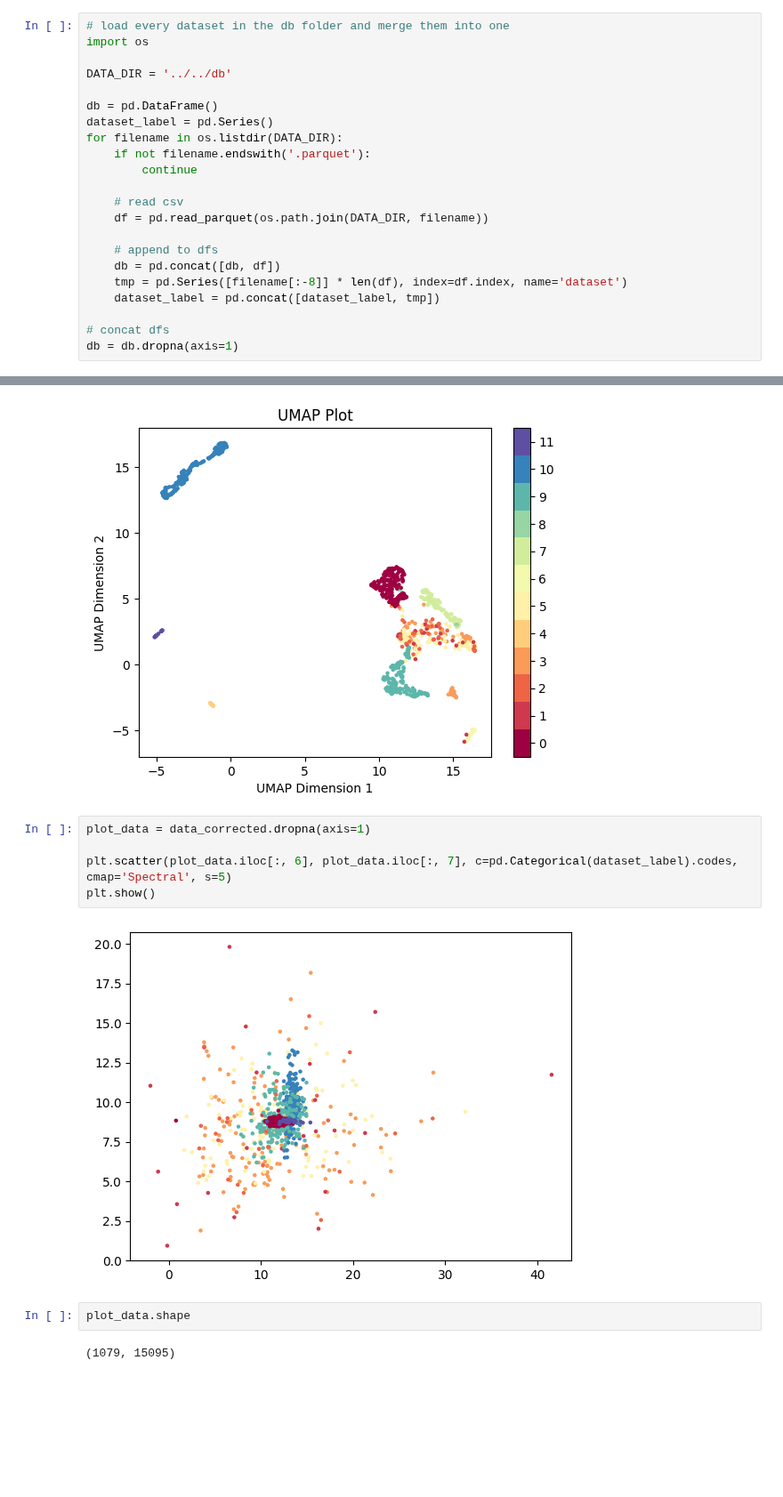
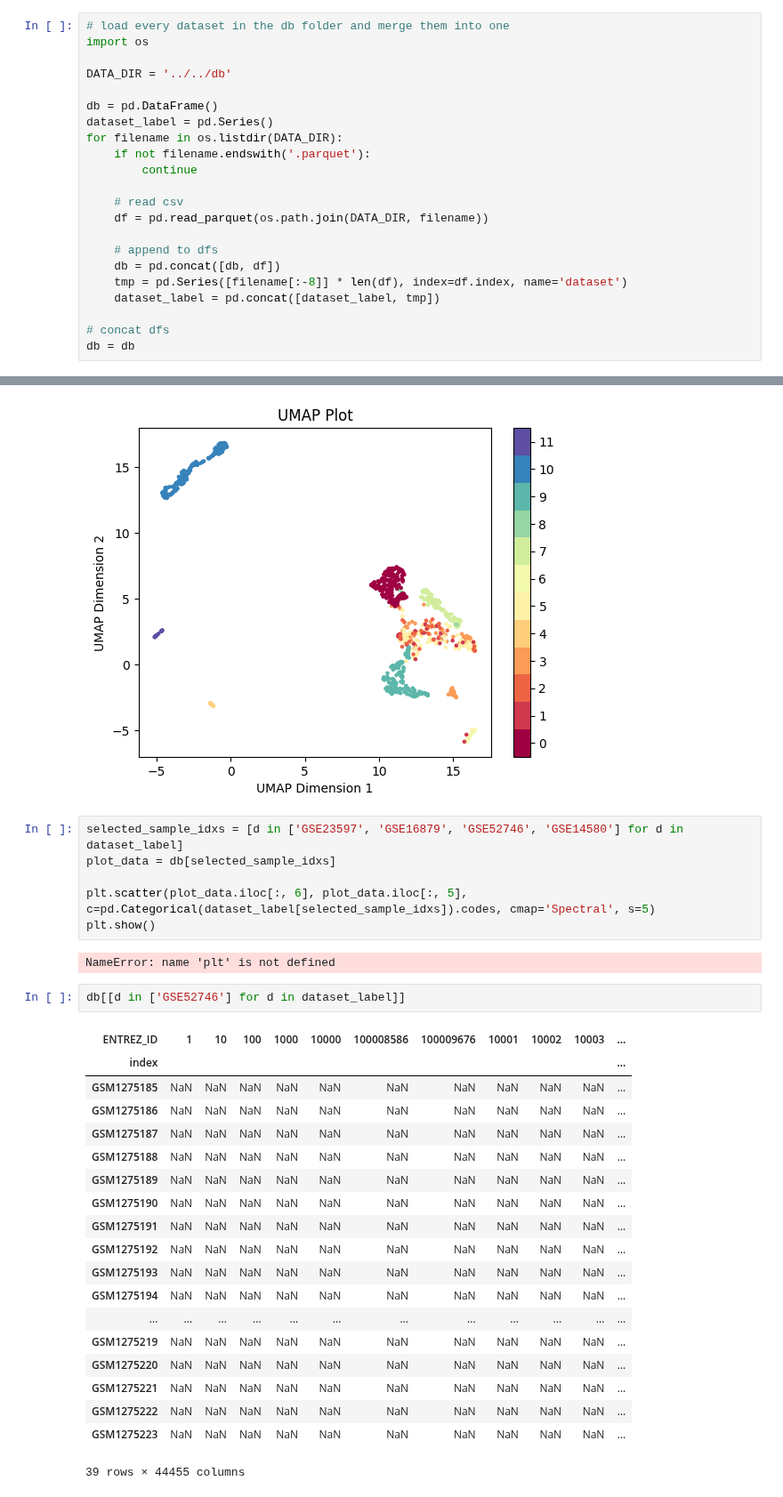
Before and after one commit to MaciejPiernik/ibd, a Jupyter notebook: ibd/notebooks/experiment_playground.ipynb, the cells around one changed output, grey strips where cells are left out. Shown at 89% size. Drawn from its saved outputs; the diff is of its cells as text; blank space fills up the shorter version.

```diff
--- a/ibd/notebooks/experiment_playground.ipynb
+++ b/ibd/notebooks/experiment_playground.ipynb
@@ -21,7 +21,7 @@ for filename in os.listdir(DATA_DIR):
     dataset_label = pd.concat([dataset_label, tmp])
 
 # concat dfs
-db = db.dropna(axis=1)
+db = db
 # %%
 import umap
 import numpy as np
@@ -70,13 +70,32 @@ plt.show()
 # %% [output]
 [figure]
 # %%
-plot_data = data_corrected.dropna(axis=1)
+selected_sample_idxs = [d in ['GSE23597', 'GSE16879', 'GSE52746', 'GSE14580'] for d in dataset_label]
+plot_data = db[selected_sample_idxs]
 
-plt.scatter(plot_data.iloc[:, 6], plot_data.iloc[:, 7], c=pd.Categorical(dataset_label).codes, cmap='Spectral', s=5)
+plt.scatter(plot_data.iloc[:, 6], plot_data.iloc[:, 5], c=pd.Categorical(dataset_label[selected_sample_idxs]).codes, cmap='Spectral', s=5)
 plt.show()
 # %% [output]
-[figure, removed]
+NameError: name 'plt' is not defined
-# %%
-plot_data.shape
-# %% [output]
-(1079, 15095)
+# %%
+db[[d in ['GSE52746'] for d in dataset_label]]
+# %% [output]
+| ENTREZ_ID | 1 | 10 | 100 | 1000 | 10000 | 100008586 | 100009676 | 10001 | 10002 | 10003 | ... |
+| index |  |  |  |  |  |  |  |  |  |  | ... |
+| GSM1275185 | NaN | NaN | NaN | NaN | NaN | NaN | NaN | NaN | NaN | NaN | ... |
+| GSM1275186 | NaN | NaN | NaN | NaN | NaN | NaN | NaN | NaN | NaN | NaN | ... |
+| GSM1275187 | NaN | NaN | NaN | NaN | NaN | NaN | NaN | NaN | NaN | NaN | ... |
+| GSM1275188 | NaN | NaN | NaN | NaN | NaN | NaN | NaN | NaN | NaN | NaN | ... |
+| GSM1275189 | NaN | NaN | NaN | NaN | NaN | NaN | NaN | NaN | NaN | NaN | ... |
+| GSM1275190 | NaN | NaN | NaN | NaN | NaN | NaN | NaN | NaN | NaN | NaN | ... |
+| GSM1275191 | NaN | NaN | NaN | NaN | NaN | NaN | NaN | NaN | NaN | NaN | ... |
+| GSM1275192 | NaN | NaN | NaN | NaN | NaN | NaN | NaN | NaN | NaN | NaN | ... |
+| GSM1275193 | NaN | NaN | NaN | NaN | NaN | NaN | NaN | NaN | NaN | NaN | ... |
+| GSM1275194 | NaN | NaN | NaN | NaN | NaN | NaN | NaN | NaN | NaN | NaN | ... |
+| ... | ... | ... | ... | ... | ... | ... | ... | ... | ... | ... | ... |
+| GSM1275219 | NaN | NaN | NaN | NaN | NaN | NaN | NaN | NaN | NaN | NaN | ... |
+| GSM1275220 | NaN | NaN | NaN | NaN | NaN | NaN | NaN | NaN | NaN | NaN | ... |
+| GSM1275221 | NaN | NaN | NaN | NaN | NaN | NaN | NaN | NaN | NaN | NaN | ... |
+| GSM1275222 | NaN | NaN | NaN | NaN | NaN | NaN | NaN | NaN | NaN | NaN | ... |
+| GSM1275223 | NaN | NaN | NaN | NaN | NaN | NaN | NaN | NaN | NaN | NaN | ... |
+39 rows × 44455 columns
```
Also changed, not shown: parts of 1 cell of this notebook, 3 other files.
